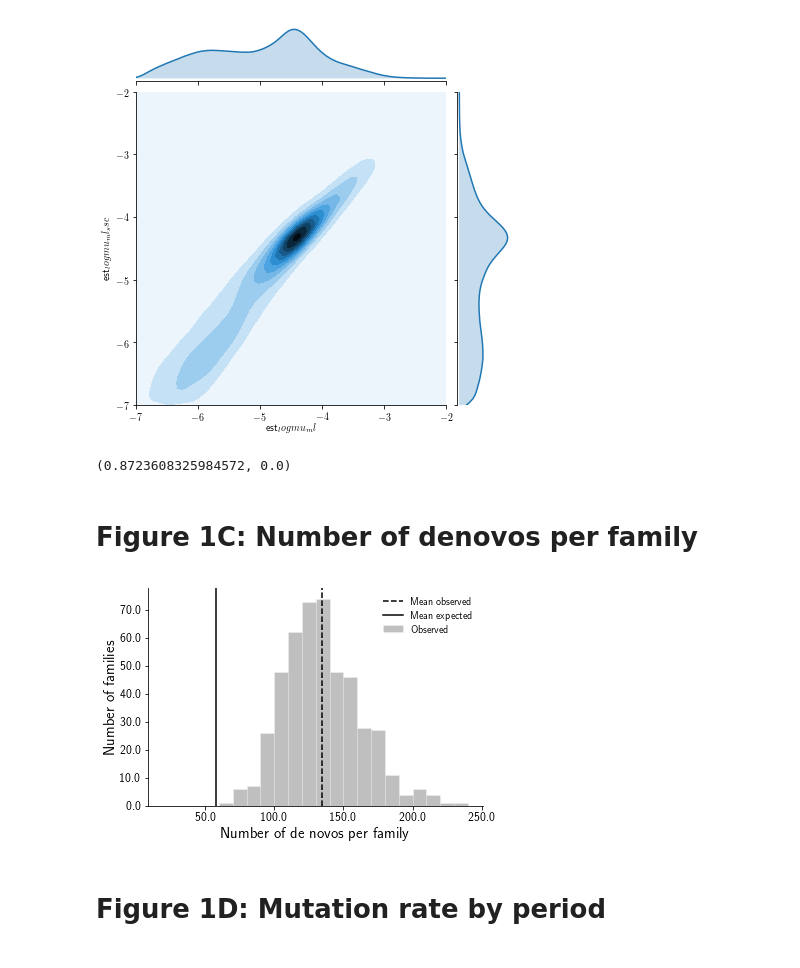
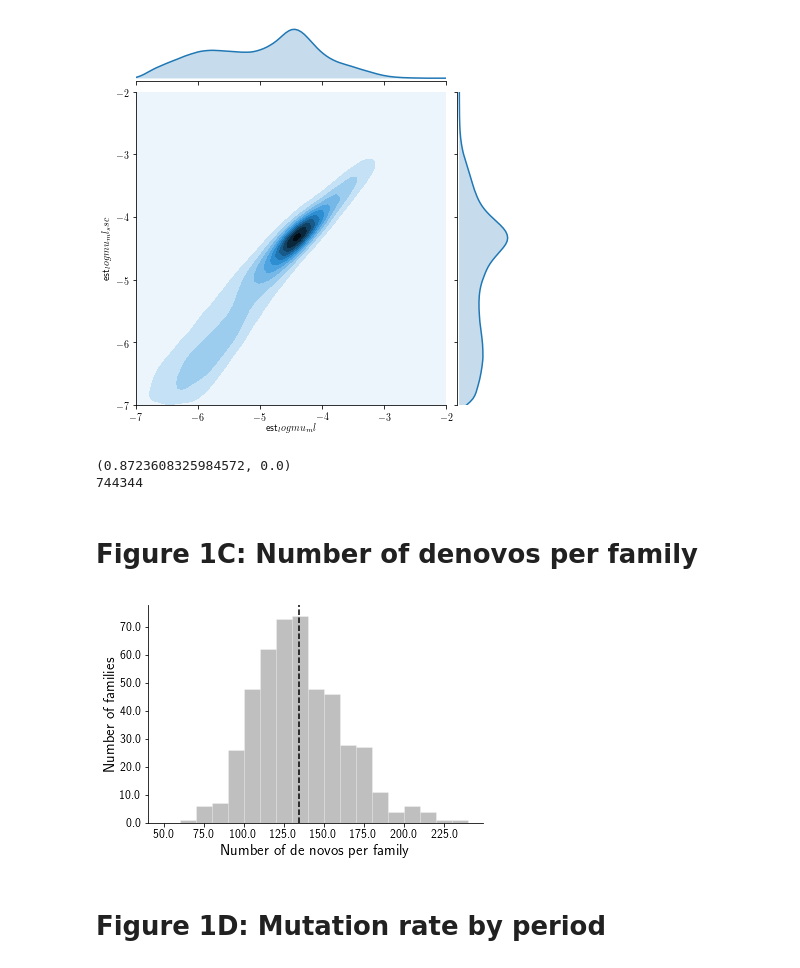
Before and after one commit to gymreklab/ssc-imputation, a Jupyter notebook: denovos2/Figures/Figure1_DenovoCallset.ipynb, the cells around one changed output. Saved outputs shown, nothing was run; the diff lists cells and outputs as text; code cells hidden in the pictures.

```diff
--- a/denovos2/Figures/Figure1_DenovoCallset.ipynb
+++ b/denovos2/Figures/Figure1_DenovoCallset.ipynb
@@ -95,6 +95,8 @@ pdata = pd.DataFrame({
     "obs_rate_u": observed_rates_u,
     "period": periods
 })
+ssc_family = pd.read_csv("../../metadata/ssc_family_populations.tab", sep="\t")
+pdata = pd.merge(pdata, ssc_family, on=["family"])
 # %% [markdown]
 # Figure 1B: Compare to MUTEA
 # %%
@@ -108,35 +110,38 @@ plt.show()
 # %% [output]
 [figure]
 # %%
-scipy.stats.pearsonr(mutea["est_logmu_ml"], mutea["est_logmu_ml_ssc"])
+print(str(scipy.stats.pearsonr(mutea["est_logmu_ml"], mutea["est_logmu_ml_ssc"])))
+print(str(mutea.shape[0]))
 # %% [output]
 (0.8723608325984572, 0.0)
+744344
 # %% [markdown]
 # Figure 1C: Number of denovos per family
 # %%
 fig = plt.figure()
 ax = fig.add_subplot(111)
-bins = np.arange(20, 250, 10)
-ax.hist(pdata[pdata["period"]=="ALL"]["obs_u"], color="black", alpha=0.25,
-        edgecolor="white", bins=bins, label="Observed");
+bins = np.arange(50, 250, 10)
+df = pdata[(pdata["period"]=="ALL")]
+ax.hist(df["obs_u"], color="black", alpha=0.25,
+        edgecolor="white", label="Observed", bins=bins);
 ax.spines['right'].set_visible(False)
 ax.spines['top'].set_visible(False)
 ax.yaxis.set_ticks_position('left')
 ax.xaxis.set_ticks_position('bottom')
 ax.set_xlabel("Number of de novos per family", size=15)
 ax.set_ylabel("Number of families", size=15)
 ax.set_xticklabels(ax.get_xticks(), size=12)
 ax.set_yticklabels(ax.get_yticks(), size=12)
 
 # Mean observed, expected
-mean_obs = np.mean(pdata[pdata["period"]=="ALL"]["obs_u"])
-mean_exp = np.mean(pdata[pdata["period"]=="ALL"]["exp_u"])
+mean_obs = np.mean(df["obs_u"])
+mean_exp = np.mean(df["exp_u"])
 ax.axvline(x=mean_obs, linestyle="dashed", color="black", label="Mean observed")
-ax.axvline(x=mean_exp, color="black", label="Mean expected");
-ax.legend(loc="upper right", frameon=False);
+#ax.axvline(x=mean_exp, color="black", label="Mean expected");
+#ax.legend(loc="upper right", frameon=False);
 fig.savefig(os.path.join(OUTPATH, "%s_numperfamily.pdf"%PREFIX))
 # %% [output]
-[figure, old version]
+[figure, new version]
 # %% [markdown]
 # Figure 1D: Mutation rate by period
 # %%
```
Also changed, not shown: parts of 1 cell of this notebook, 3 other files.
